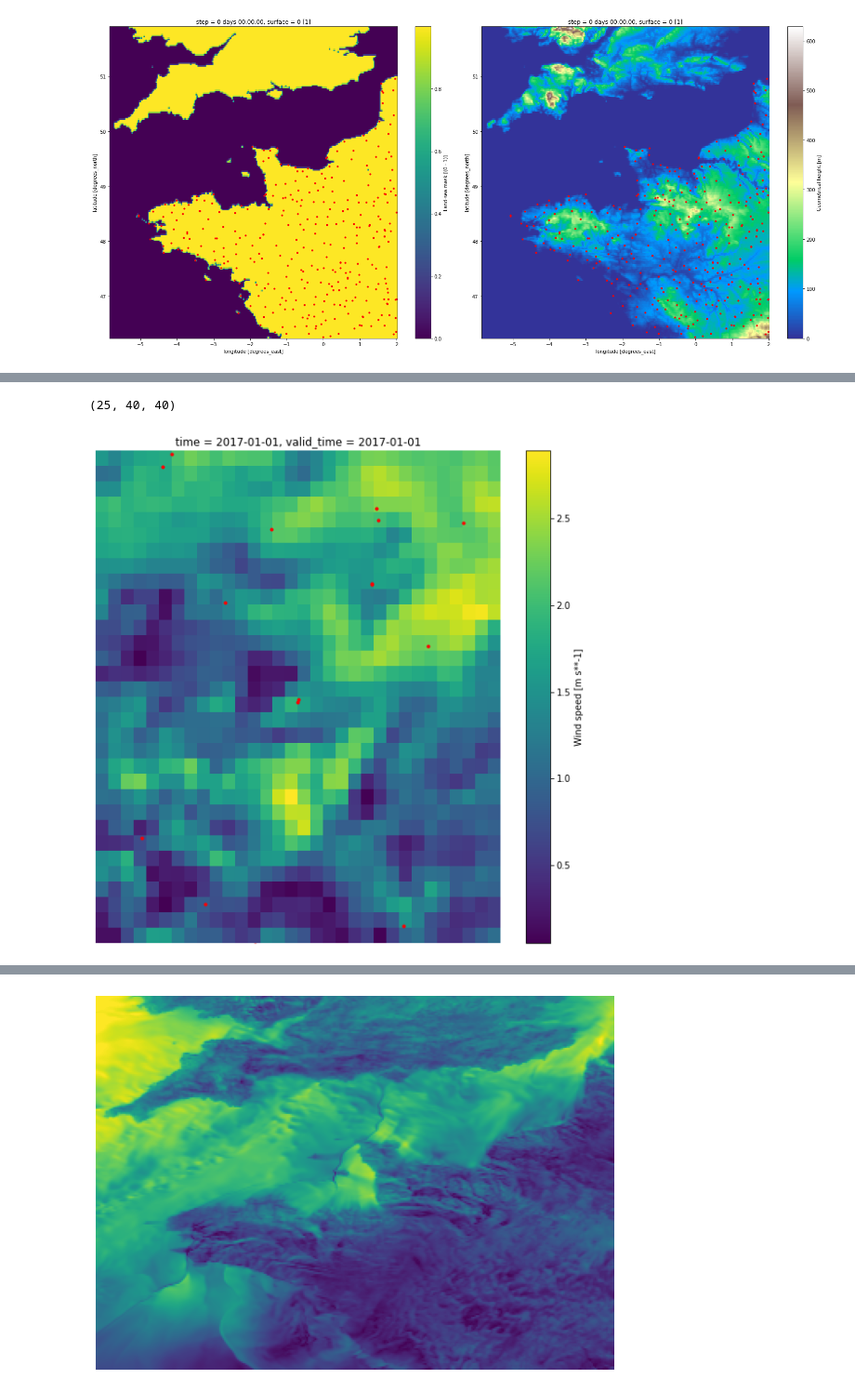
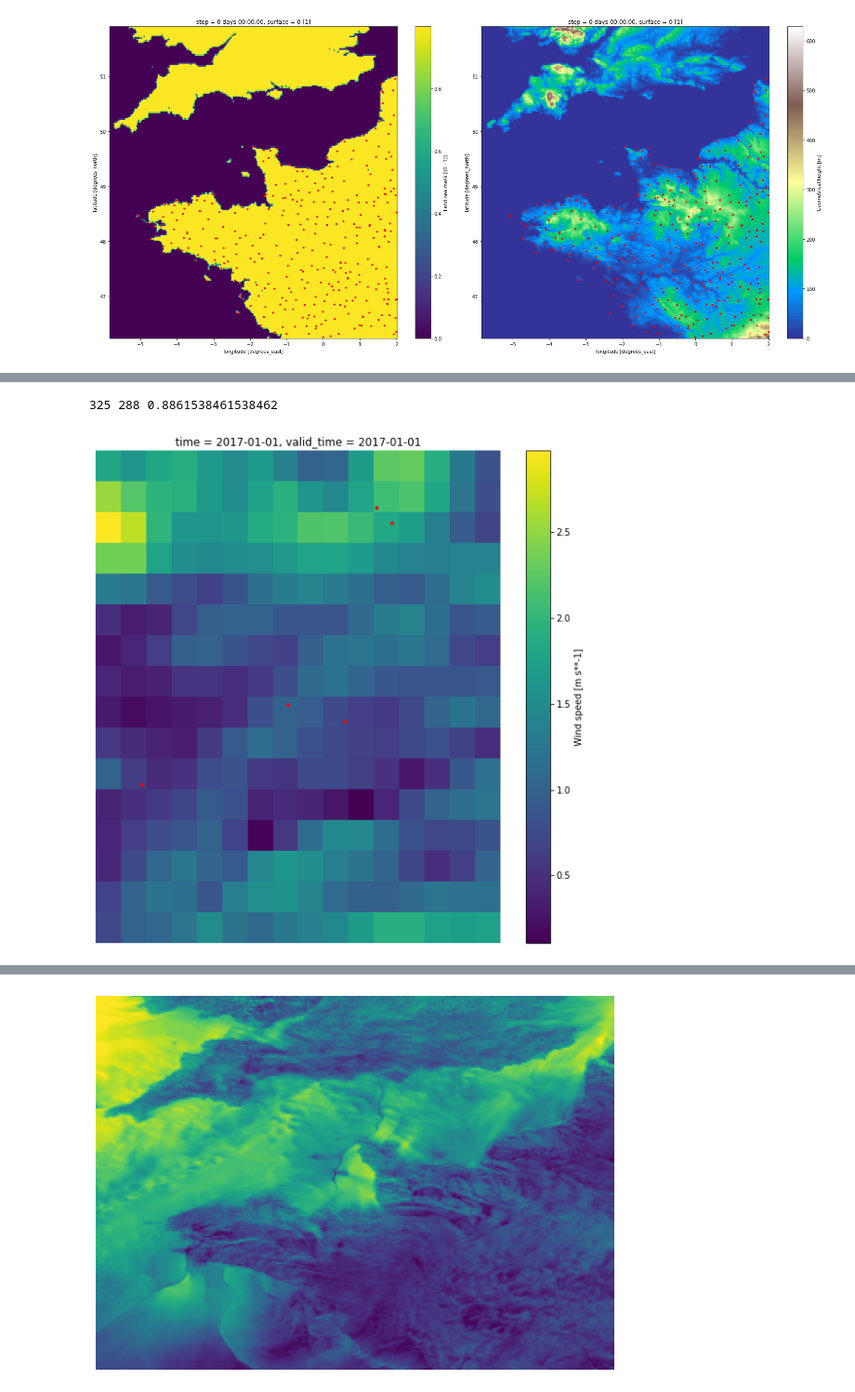
Before and after one commit to A-Stangeland/Defi-IA, a Jupyter notebook: read_nc_files.ipynb, the cells around one changed output, grey strips where cells are left out. Shown: that part at 93% size. Cells and saved outputs as stored; diff of their text form; code cells hidden in the pictures.

```diff
--- a/read_nc_files.ipynb
+++ b/read_nc_files.ipynb
@@ -22,7 +23,7 @@ plt.show()
 [figure]
 # %%
 year = "2017"
-date = "0101"
+date = "0214"
 model = "arome"
-data = xr.open_dataset(f"Data/Train/2D_{model}_{year}/2D_{model}_{year}{date}.nc")
 # data = xr.open_dataset(f"Data/Train/2D_{model}_{year}/2D_{model}_{year}{date}.nc")
+data = xr.open_dataset(f"Data/Train/X_forecast/2D_{model}_{year}{date}.nc")
@@ -82,16 +67,36 @@ for i in range(len(station_coords)):
-# %%
-cropped["ws"].shape
-# %% [output]
-(25, 40, 40)
+# %%
+cropped_samples = []
+count_valid = 0
+n = len(station_coords)
+for i in tqdm(range(n)):
+    station = station_coords.iloc[i]
+    station_lat, station_lon = station[["lat", "lon"]]
+    window_size = 8 * 0.025
+    min_lat = station_lat - window_size
+    max_lat = station_lat + window_size
+    min_lon = station_lon - window_size
+    max_lon = station_lon + window_size
+
+    mask_lon = (data.longitude >= min_lon) & (data.longitude <= max_lon)
+    mask_lat = (data.latitude >= min_lat) & (data.latitude <= max_lat)
+
+    cropped = data.where(mask_lon & mask_lat, drop=True)
+    if cropped["ws"].shape == (25, 16, 16):
+        count_valid += 1
+        cropped_samples.append(cropped)
+
+print(len(station_coords), count_valid, count_valid / len(station_coords))
+# %% [output]
+325 288 0.8861538461538462
 # %%
 feature = "ws"
 plt.figure(figsize=(10,10))
-cropped["ws"].sel(valid_time='2017-01-01T00:00:00.000000000').plot(ax=plt.gca())
+cropped_samples[0]["ws"].sel(valid_time='2017-01-01T00:00:00.000000000').plot(ax=plt.gca())
 plt.plot(station_coords["lon"], station_coords["lat"], "r.")
 plt.axis('off')
 plt.show()
 # %% [output]
-[figure, old version]
+[figure, new version]
 # %%
 data#.loc[dict(latitude=slice(47, 50))]
 # %% [output]
```
Also changed, not shown: parts of 5 cells of this notebook, 7 other files.
